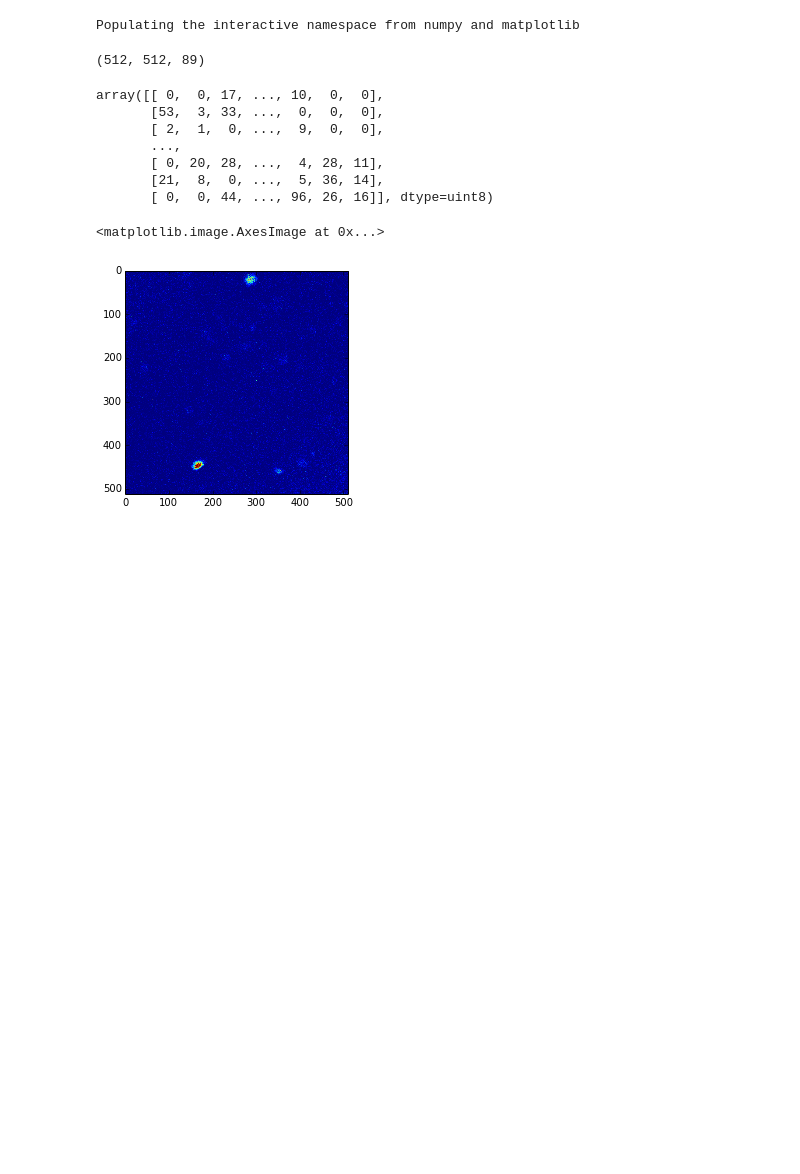
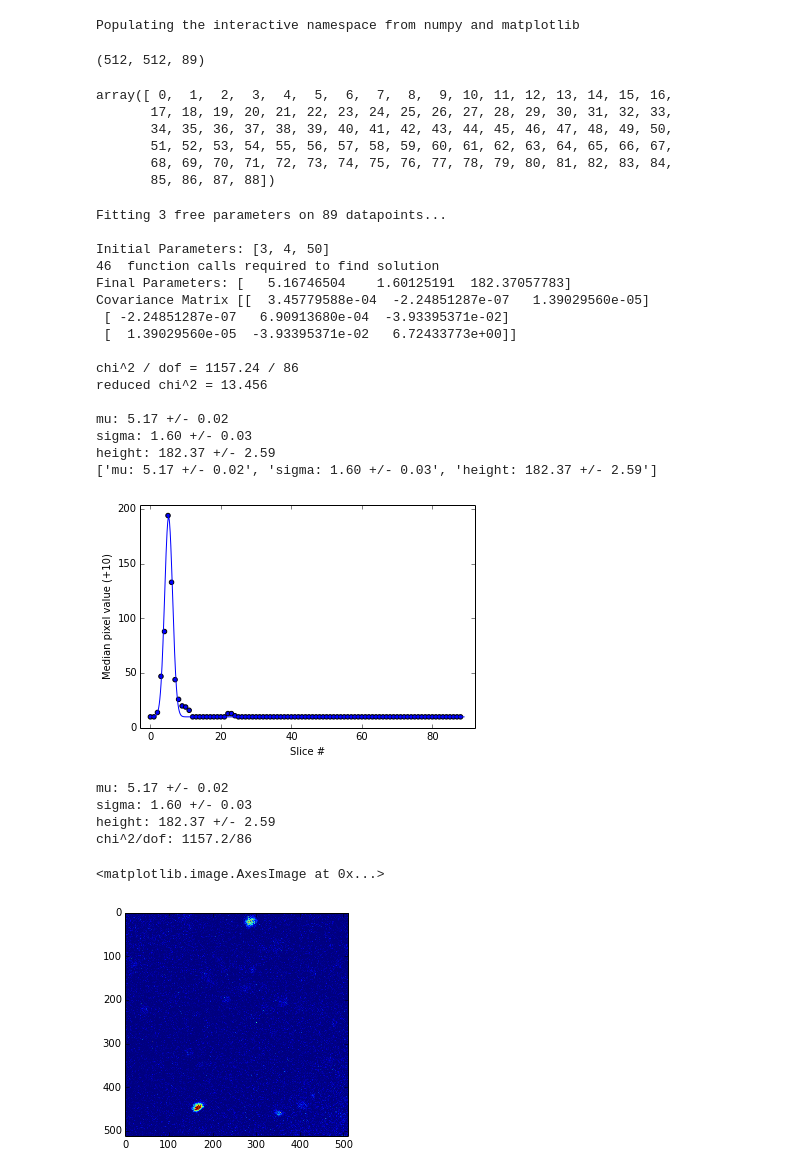
Before and after one commit to qmorgan/qsoft, a Jupyter notebook: Software/Cell/LSMTest/LSMExploration.ipynb, the cells around one changed output. Drawn from its saved outputs; the diff is of its cells as text; code cells hidden in the pictures; blank space fills up the shorter version.

```diff
--- a/Software/Cell/LSMTest/LSMExploration.ipynb
+++ b/Software/Cell/LSMTest/LSMExploration.ipynb
@@ -19,17 +20,67 @@ imgobj.image['data'][0].shape
 # 512x512 image, 89 stacks
 # %% [output]
 (512, 512, 89)
+# %%
+np.arange(89)
+# %% [output]
+array([ 0,  1,  2,  3,  4,  5,  6,  7,  8,  9, 10, 11, 12, 13, 14, 15, 16,
+       17, 18, 19, 20, 21, 22, 23, 24, 25, 26, 27, 28, 29, 30, 31, 32, 33,
+       34, 35, 36, 37, 38, 39, 40, 41, 42, 43, 44, 45, 46, 47, 48, 49, 50,
+       51, 52, 53, 54, 55, 56, 57, 58, 59, 60, 61, 62, 63, 64, 65, 66, 67,
+       68, 69, 70, 71, 72, 73, 74, 75, 76, 77, 78, 79, 80, 81, 82, 83, 84,
+       85, 86, 87, 88])
+# %%
+N_stacks = imgobj.image['data'][0].shape[2]
+### Find the slide where the cover slip is. It will be the slide with the highest background.
+### Find this by fitting a gaussian over the median pixel value for all images
+xvals = np.arange(N_stacks)
+medlist=[]
+for stack in xvals:
+    medlist.append(np.median(imgobj.get_image(stack=stack,channel=0)))
+medarr=np.array(medlist)
+from Modelling import qFit
+mu = qFit.Param(3,name='mu')
+sigma = qFit.Param(4,name='sigma')
+height = qFit.Param(50,name='height')
+def f(x):
+    return height() * np.exp(-((x-mu())/sigma())**2)
+retdict = qFit.fit(f, [mu, sigma, height], medarr+10, medarr*0+3, xvals)
+
+xx = np.linspace(0,N_stacks,1000)
+plot(xx,f(xx)+10)
+scatter(xvals,medarr+10)
+# yscale('log')
+xlim(-3,N_stacks+3)
+ylim(0,medarr.max()+20)
+ylabel("Median pixel value (+10)")
+xlabel("Slice #")
+print retdict['strings']
+# %% [output]
+Fitting 3 free parameters on 89 datapoints...
+
+Initial Parameters: [3, 4, 50]
+46  function calls required to find solution
+Final Parameters: [   5.16746504    1.60125191  182.37057783]
+Covariance Matrix [[  3.45779588e-04  -2.24851287e-07   1.39029560e-05]
+ [ -2.24851287e-07   6.90913680e-04  -3.93395371e-02]
+ [  1.39029560e-05  -3.93395371e-02   6.72433773e+00]]
+
+chi^2 / dof = 1157.24 / 86
+reduced chi^2 = 13.456
+
+mu: 5.17 +/- 0.02
+sigma: 1.60 +/- 0.03
+height: 182.37 +/- 2.59
+['mu: 5.17 +/- 0.02', 'sigma: 1.60 +/- 0.03', 'height: 182.37 +/- 2.59']
+[figure, added]
+# %%
+print "\n".join(retdict['strings']) + "\nchi^2/dof: {num:.01f}/{num2:.0f}".format(num=retdict['chi2'],num2=retdict['dof'])
+# %% [output]
+mu: 5.17 +/- 0.02
+sigma: 1.60 +/- 0.03
+height: 182.37 +/- 2.59
+chi^2/dof: 1157.2/86
 # %%
 #take a look at the first image in the stack
 imageData = imgobj.get_image(stack=0,channel=0)
-# %%
-imageData
-# %% [output]
-array([[ 0,  0, 17, ..., 10,  0,  0],
-       [53,  3, 33, ...,  0,  0,  0],
-       [ 2,  1,  0, ...,  9,  0,  0],
-       ...,
-       [ 0, 20, 28, ...,  4, 28, 11],
-       [21,  8,  0, ...,  5, 36, 14],
-       [ 0,  0, 44, ..., 96, 26, 16]], dtype=uint8)
 # %%
```
Also changed, not shown: parts of 19 cells of this notebook, 1 other file.
